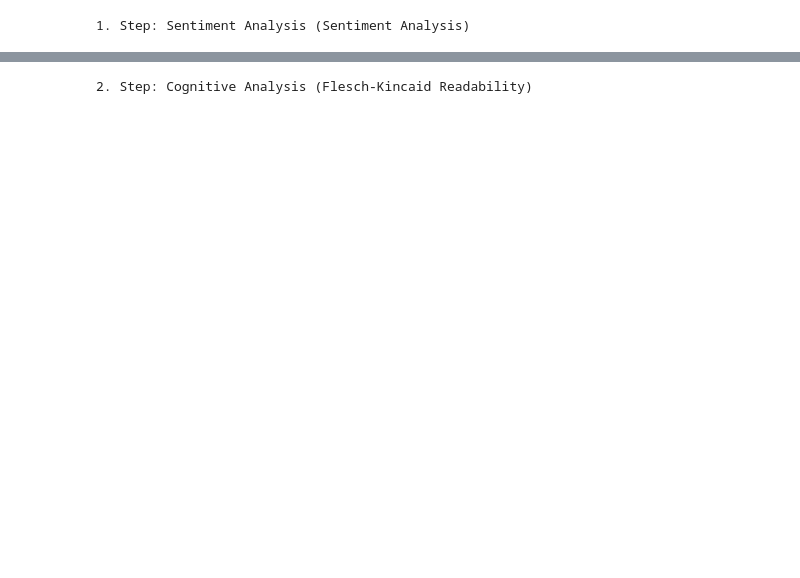
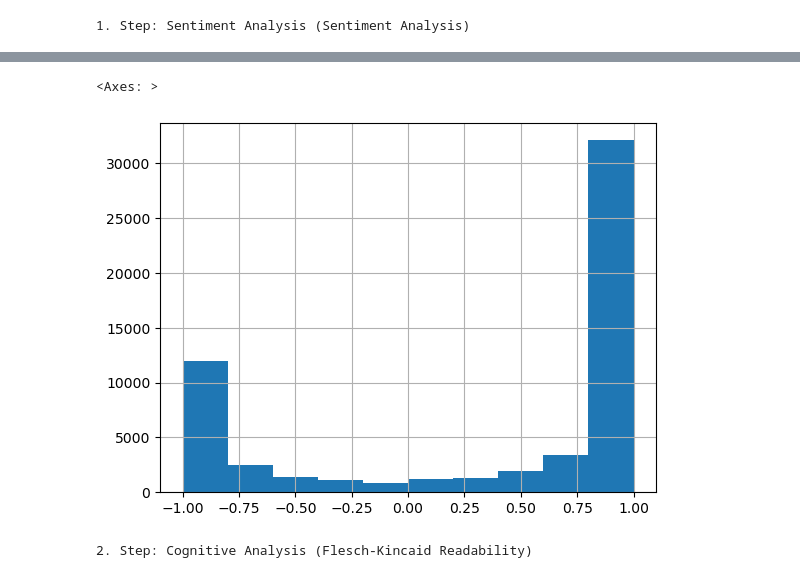
Before and after one commit to necip-fazil-dogan/BBF304E_2526_MLOps, a Jupyter notebook: semantic_meaning_vectorizing.ipynb, the cells around one changed output, grey strips where cells are left out. Cells and saved outputs as stored; diff of their text form; code cells hidden in the pictures; blank space fills up the shorter version.

```diff
--- a/semantic_meaning_vectorizing.ipynb
+++ b/semantic_meaning_vectorizing.ipynb
@@ -76,3 +69,8 @@ df.head(20)
+# %%
+df['sentiment_score'].hist()
+# %% [output]
+<Axes: >
+[figure, added]
 # %%
 print("\n2. Step: Cognitive Analysis (Flesch-Kincaid Readability)")
 # we calculate the Flesch-Kincaid convenience score using the textstat library
```
Also changed, not shown: parts of 10 cells of this notebook.
